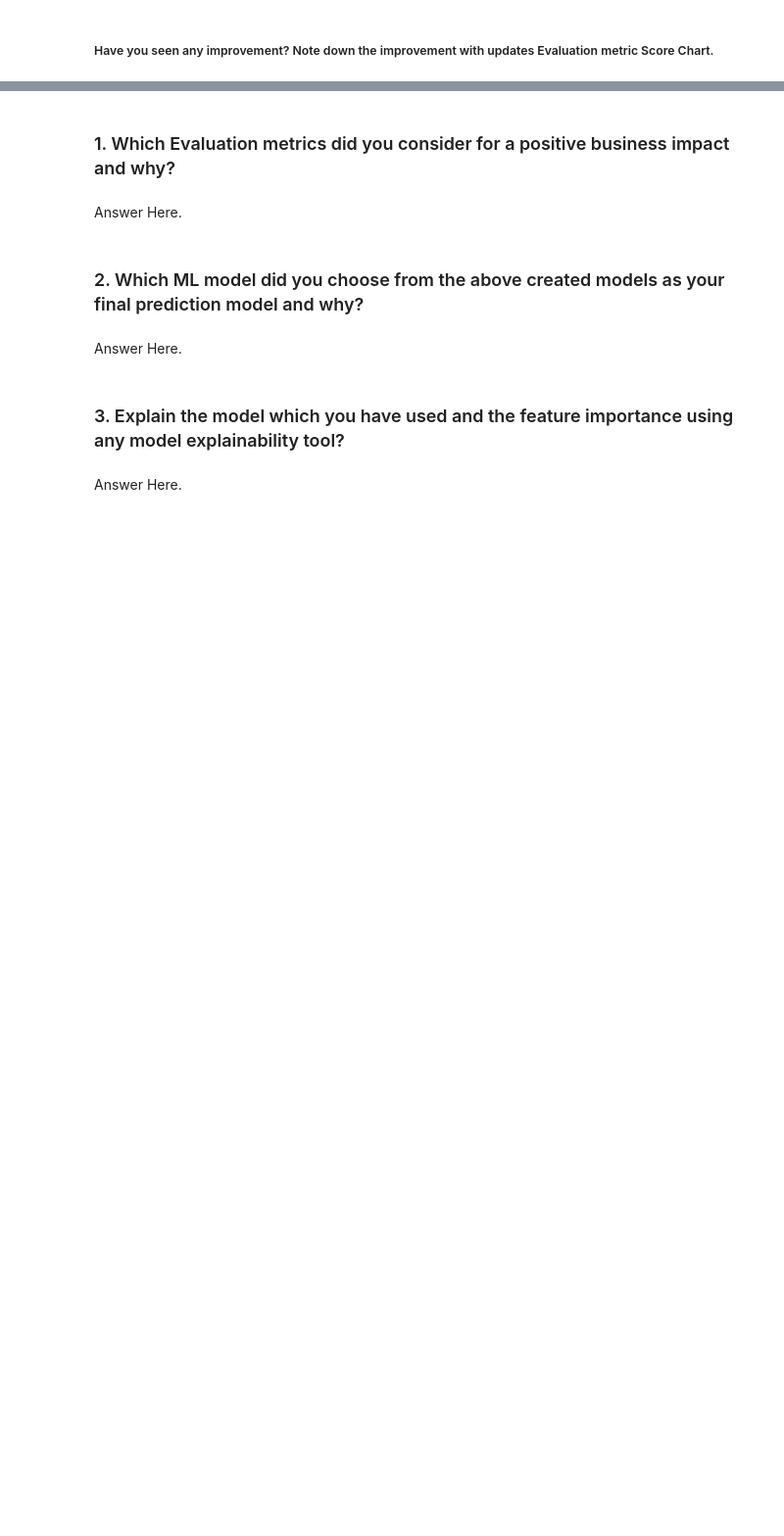
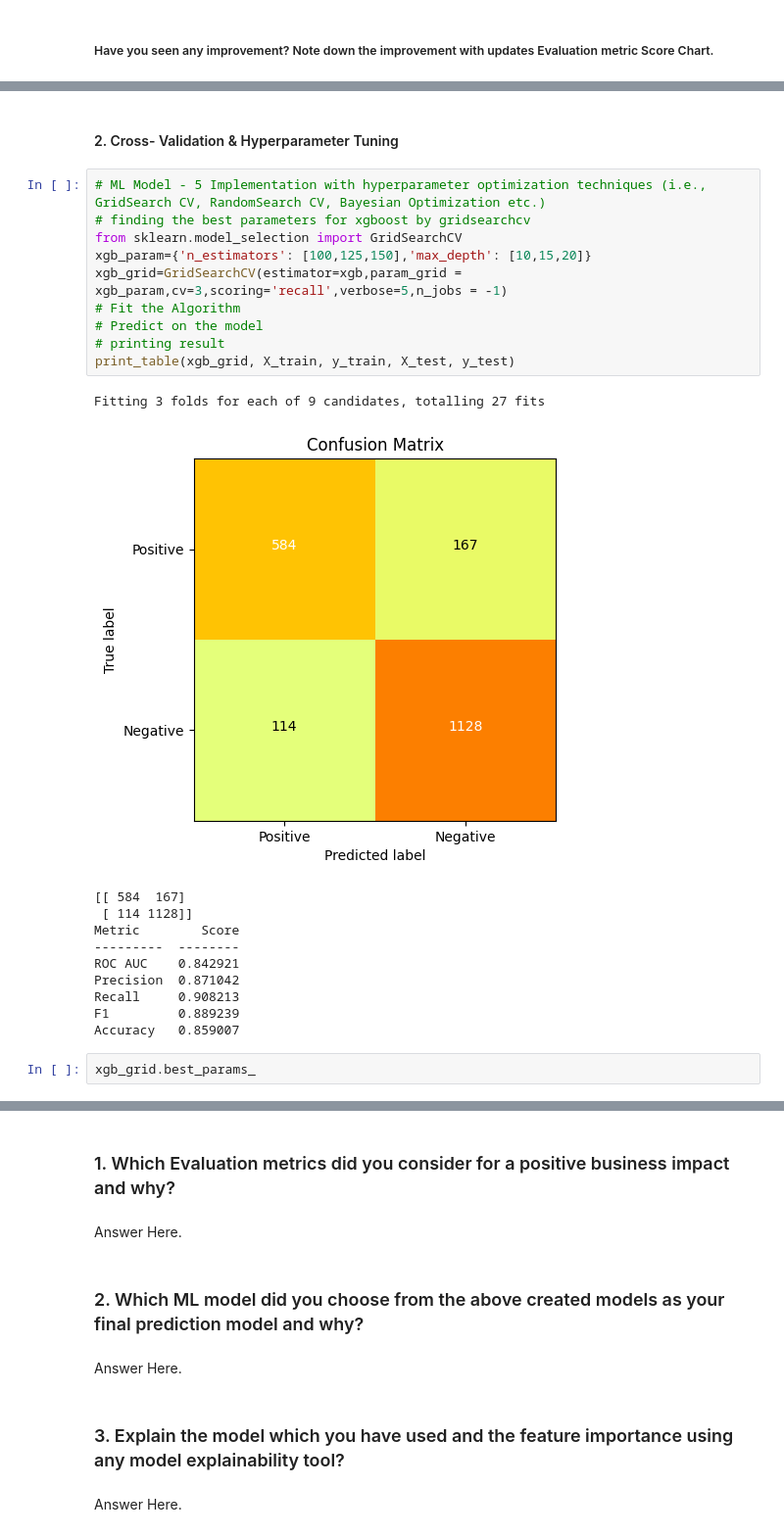
Before and after one commit to 121deepti/Cardiovascular-Risk-Prediction, a Jupyter notebook: Zomato_Restaurant_Clustering_and_Sentiment_Analysis.ipynb, the cells around one changed output, grey strips where cells are left out. Shown at 98% size. Saved outputs shown, nothing was run; the diff lists cells and outputs as text; blank space fills up the shorter version.

```diff
--- a/Zomato_Restaurant_Clustering_and_Sentiment_Analysis.ipynb
+++ b/Zomato_Restaurant_Clustering_and_Sentiment_Analysis.ipynb
@@ -1706,0 +2303,26 @@ Answer Here.
+# %% [markdown]
+#### 2. Cross- Validation & Hyperparameter Tuning
+# %%
+# ML Model - 5 Implementation with hyperparameter optimization techniques (i.e., GridSearch CV, RandomSearch CV, Bayesian Optimization etc.)
+# finding the best parameters for xgboost by gridsearchcv
+from sklearn.model_selection import GridSearchCV
+xgb_param={'n_estimators': [100,125,150],'max_depth': [10,15,20]}
+xgb_grid=GridSearchCV(estimator=xgb,param_grid = xgb_param,cv=3,scoring='recall',verbose=5,n_jobs = -1)
+# Fit the Algorithm
+# Predict on the model
+# printing result
+print_table(xgb_grid, X_train, y_train, X_test, y_test)
+# %% [output]
+Fitting 3 folds for each of 9 candidates, totalling 27 fits
+[figure, added]
+[[ 584  167]
+ [ 114 1128]]
+Metric        Score
+---------  --------
+ROC AUC    0.842921
+Precision  0.871042
+Recall     0.908213
+F1         0.889239
+Accuracy   0.859007
+# %%
+xgb_grid.best_params_
```
Also changed, not shown: parts of 97 cells of this notebook.
